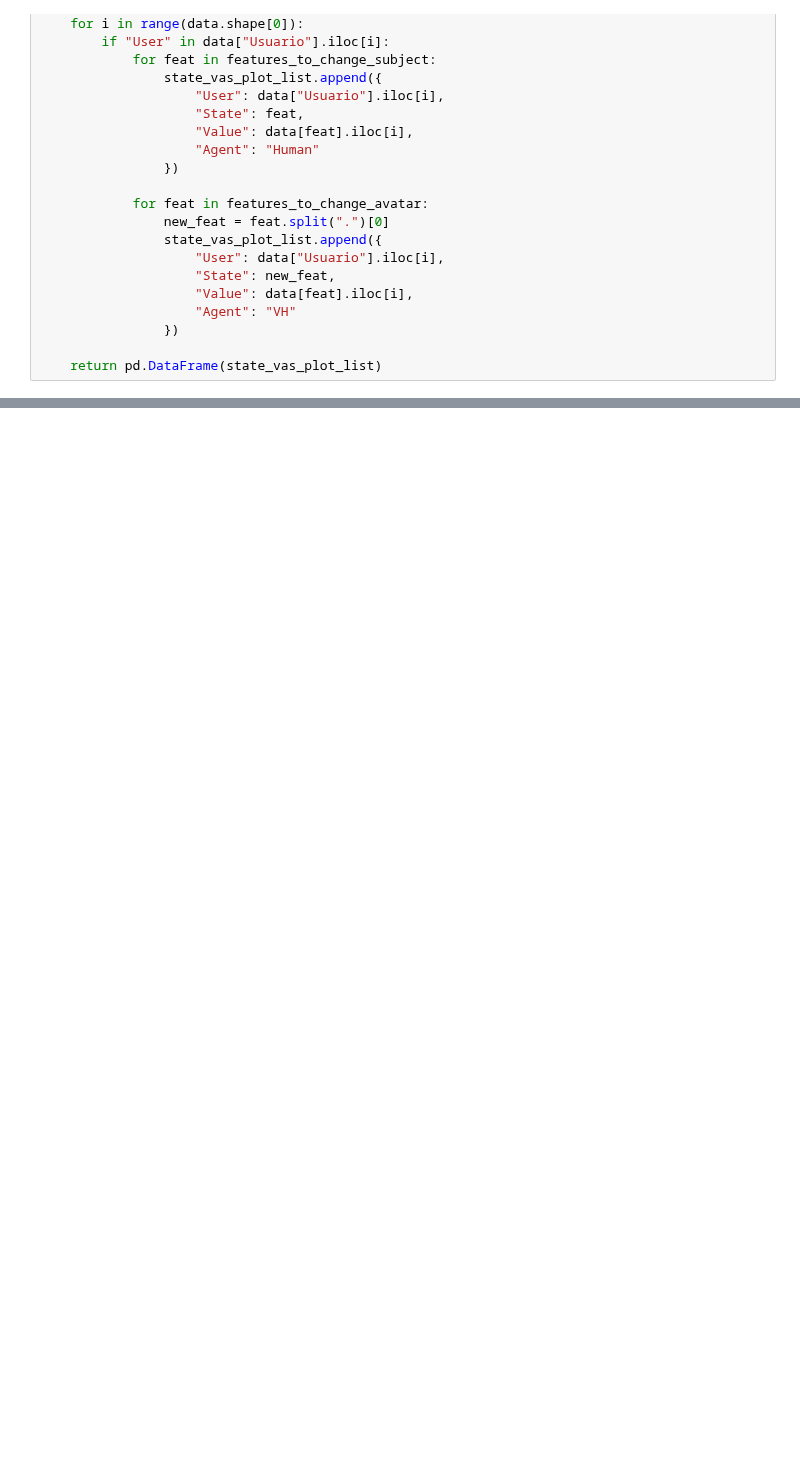
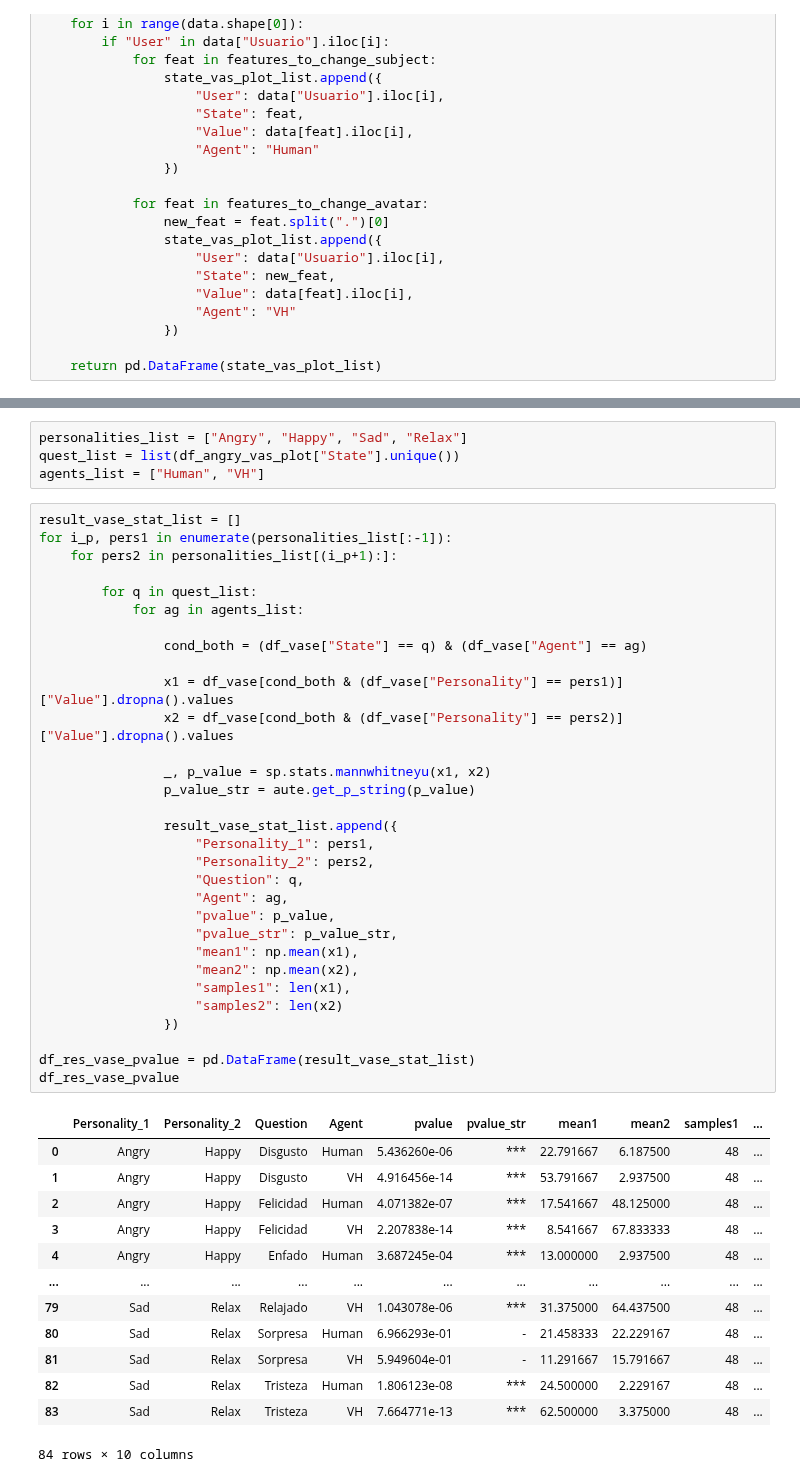
Before and after one commit to ASAPLableni/LableniBot, a Jupyter notebook: DataAnalysis/AnalysisQuest.ipynb, the cells around one changed output, grey strips where cells are left out. Saved outputs shown, nothing was run; the diff lists cells and outputs as text; blank space fills up the shorter version.

```diff
--- a/DataAnalysis/AnalysisQuest.ipynb
+++ b/DataAnalysis/AnalysisQuest.ipynb
@@ -1344,0 +1260,49 @@ Relax
+# %%
+personalities_list = ["Angry", "Happy", "Sad", "Relax"]
+quest_list = list(df_angry_vas_plot["State"].unique())
+agents_list = ["Human", "VH"]
+# %%
+result_vase_stat_list = []
+for i_p, pers1 in enumerate(personalities_list[:-1]):
+    for pers2 in personalities_list[(i_p+1):]:
+
+        for q in quest_list:
+            for ag in agents_list:
+
+                cond_both = (df_vase["State"] == q) & (df_vase["Agent"] == ag)
+
+                x1 = df_vase[cond_both & (df_vase["Personality"] == pers1)]["Value"].dropna().values
+                x2 = df_vase[cond_both & (df_vase["Personality"] == pers2)]["Value"].dropna().values
+
+                _, p_value = sp.stats.mannwhitneyu(x1, x2)
+                p_value_str = aute.get_p_string(p_value)
+
+                result_vase_stat_list.append({
+                    "Personality_1": pers1,
+                    "Personality_2": pers2,
+                    "Question": q,
+                    "Agent": ag,
+                    "pvalue": p_value,
+                    "pvalue_str": p_value_str,
+                    "mean1": np.mean(x1),
+                    "mean2": np.mean(x2),
+                    "samples1": len(x1),
+                    "samples2": len(x2)
+                })
+
+df_res_vase_pvalue = pd.DataFrame(result_vase_stat_list)
+df_res_vase_pvalue
+# %% [output]
+|  | Personality_1 | Personality_2 | Question | Agent | pvalue | pvalue_str | mean1 | mean2 | samples1 | ... |
+| 0 | Angry | Happy | Disgusto | Human | 5.436260e-06 | *** | 22.791667 | 6.187500 | 48 | ... |
+| 1 | Angry | Happy | Disgusto | VH | 4.916456e-14 | *** | 53.791667 | 2.937500 | 48 | ... |
+| 2 | Angry | Happy | Felicidad | Human | 4.071382e-07 | *** | 17.541667 | 48.125000 | 48 | ... |
+| 3 | Angry | Happy | Felicidad | VH | 2.207838e-14 | *** | 8.541667 | 67.833333 | 48 | ... |
+| 4 | Angry | Happy | Enfado | Human | 3.687245e-04 | *** | 13.000000 | 2.937500 | 48 | ... |
+| ... | ... | ... | ... | ... | ... | ... | ... | ... | ... | ... |
+| 79 | Sad | Relax | Relajado | VH | 1.043078e-06 | *** | 31.375000 | 64.437500 | 48 | ... |
+| 80 | Sad | Relax | Sorpresa | Human | 6.966293e-01 | - | 21.458333 | 22.229167 | 48 | ... |
+| 81 | Sad | Relax | Sorpresa | VH | 5.949604e-01 | - | 11.291667 | 15.791667 | 48 | ... |
+| 82 | Sad | Relax | Tristeza | Human | 1.806123e-08 | *** | 24.500000 | 2.229167 | 48 | ... |
+| 83 | Sad | Relax | Tristeza | VH | 7.664771e-13 | *** | 62.500000 | 3.375000 | 48 | ... |
+84 rows × 10 columns
```
Also changed, not shown: parts of 9 cells of this notebook, 1 other file.
